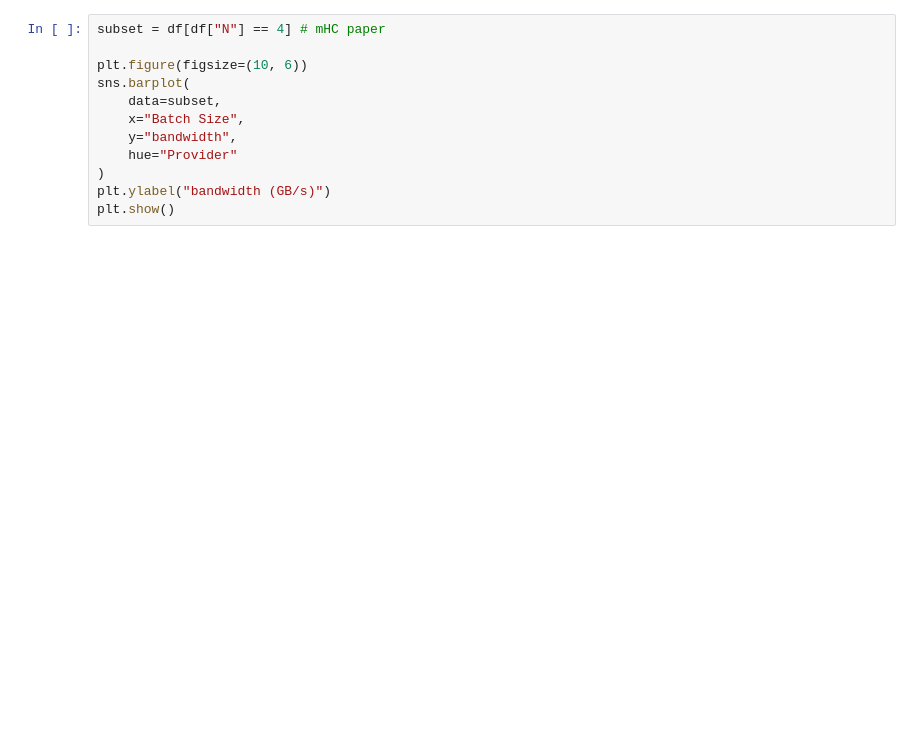
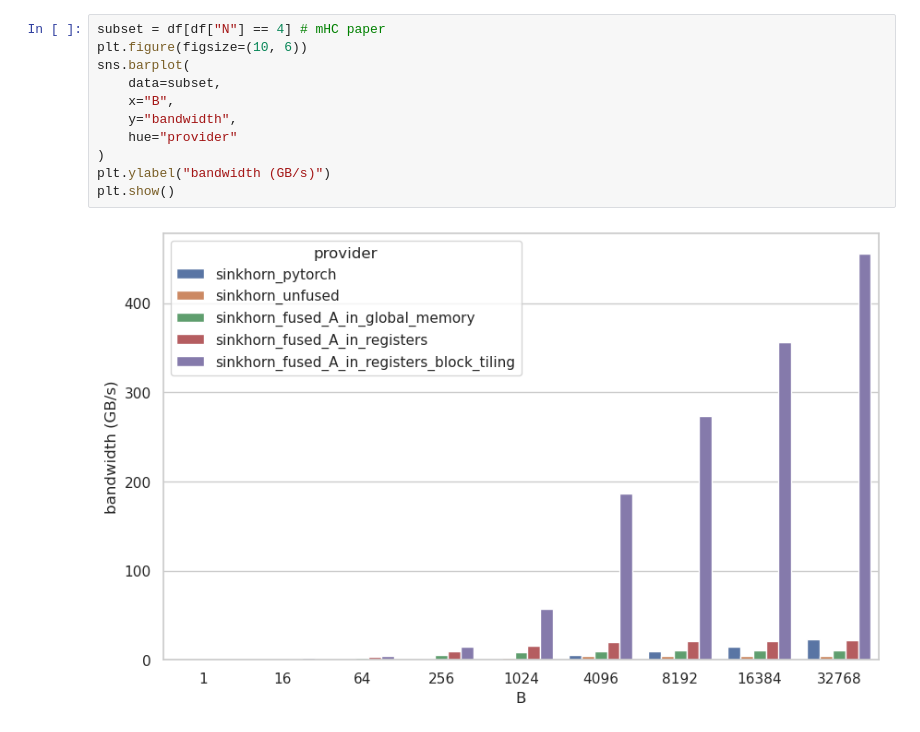
Before and after one commit to gaetanX21/sinkhorn-triton, a Jupyter notebook: bench.ipynb, the cells around one changed output. Saved outputs shown, nothing was run; the diff lists cells and outputs as text; blank space fills up the shorter version.

```diff
--- a/bench.ipynb
+++ b/bench.ipynb
@@ -148,12 +144,13 @@ plt.show()
 # %%
 subset = df[df["N"] == 4] # mHC paper
-
 plt.figure(figsize=(10, 6))
 sns.barplot(
     data=subset,
-    x="Batch Size",
+    x="B",
     y="bandwidth",
-    hue="Provider"
+    hue="provider"
 )
 plt.ylabel("bandwidth (GB/s)")
 plt.show()
+# %% [output]
+[figure, added]
```
Also changed, not shown: parts of 4 cells of this notebook, 1 other file.
